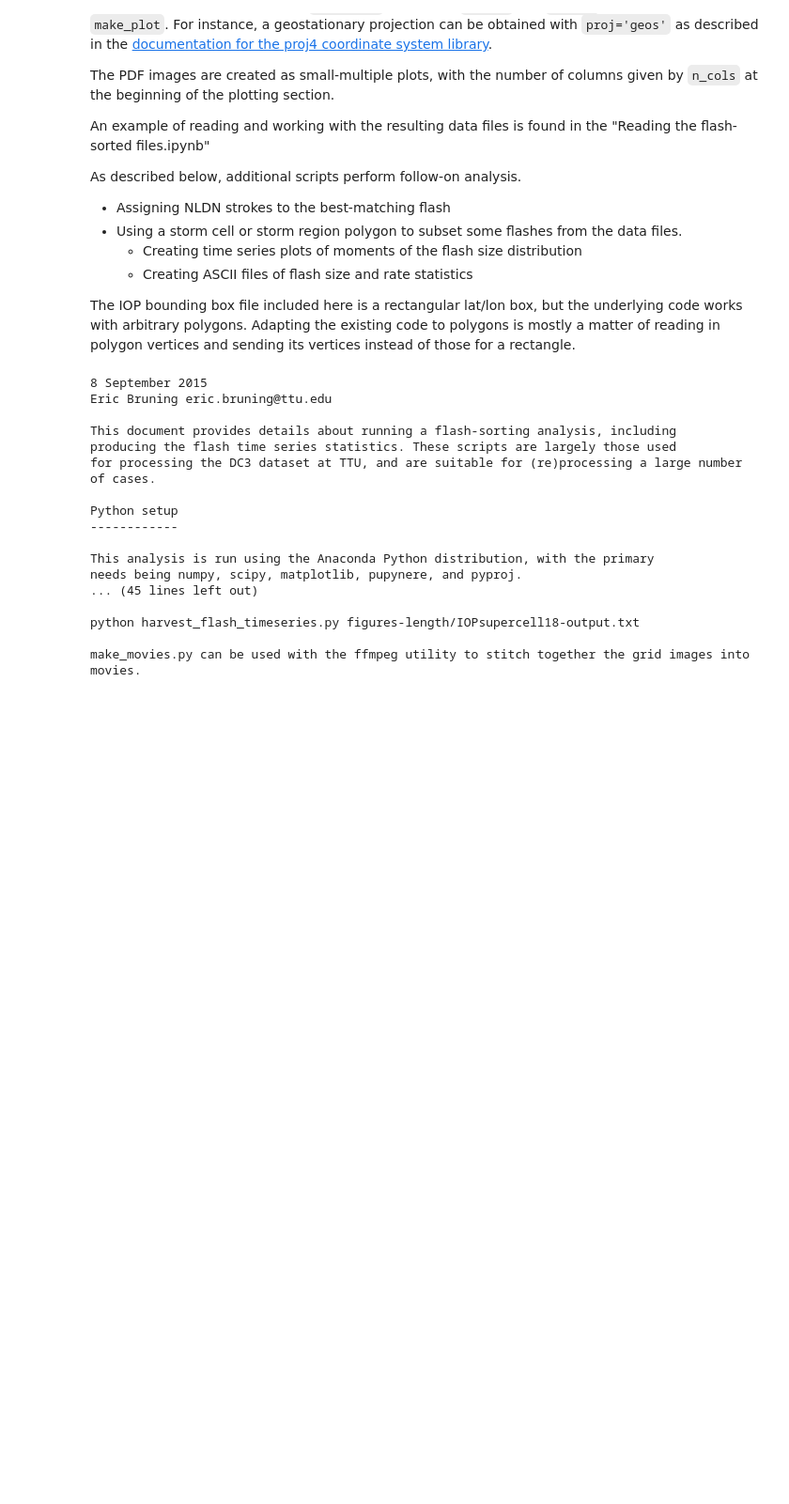
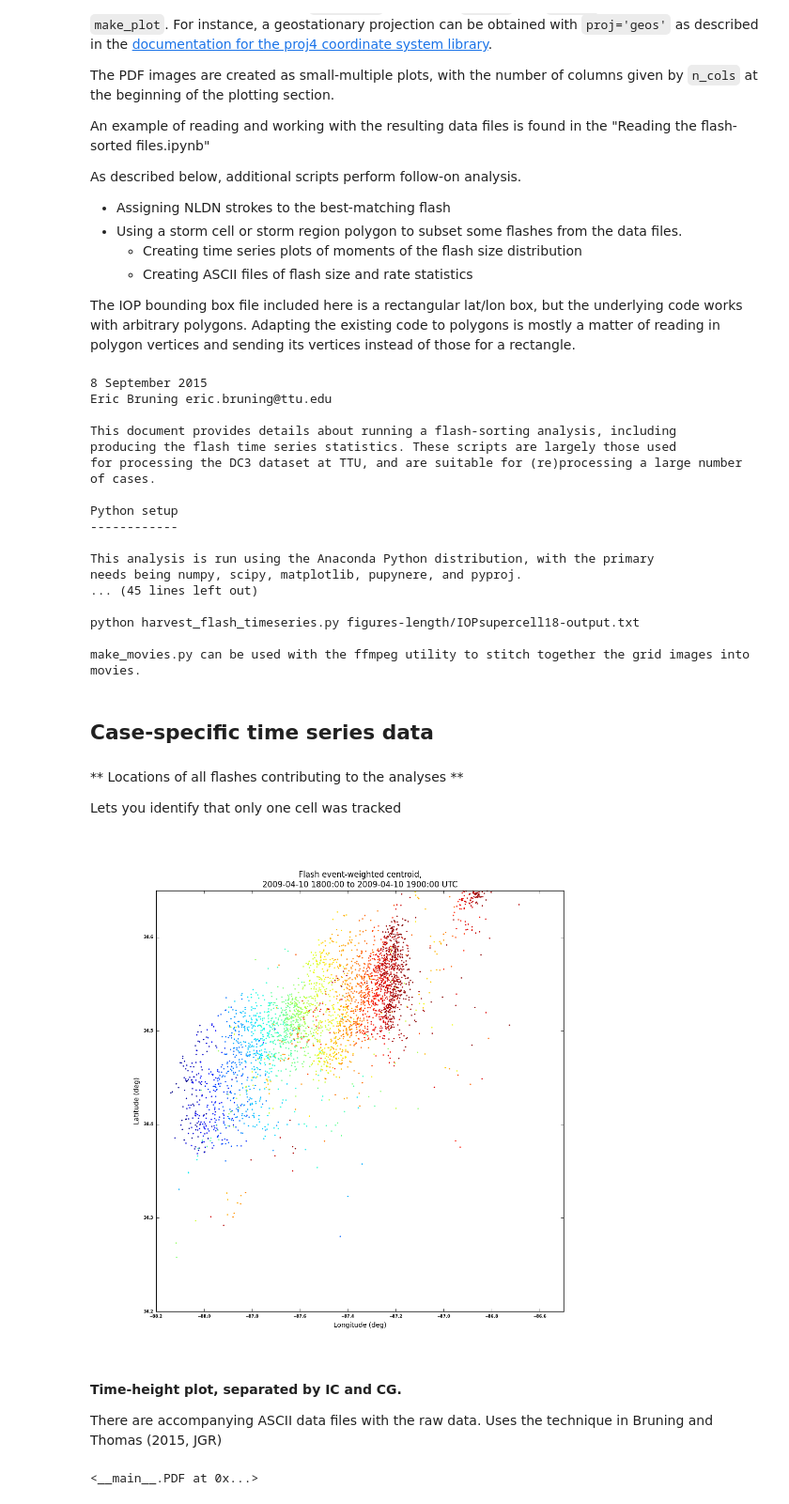
Before and after one commit to deeplycloudy/lmaworkshop, a Jupyter notebook: GLM-AL-2015/Flash sorting - AL.ipynb, the cells around one changed output. Shown at 94% size. Drawn from its saved outputs; the diff is of its cells as text; code cells hidden in the pictures; blank space fills up the shorter version.

Commit message:
Adding links to images from each run

```diff
--- a/GLM-AL-2015/Flash sorting - AL.ipynb
+++ b/GLM-AL-2015/Flash sorting - AL.ipynb
@@ -56,0 +66,20 @@ make_movies.py can be used with the ffmpeg utility to stitch together the grid i
+# %%
+base_path = '/data/GLM-wkshp/flashsort/figures-length/IOPsupercell18-AL-20090410-boundingbox-thresh-0.15_dist-3000.0_pts-10/'
+# %% [markdown]
+## Case-specific time series data
+# %% [markdown]
+** Locations of all flashes contributing to the analyses **
+
+Lets you identify that only one cell was tracked
+# %%
+Image(base_path+'flashes.png')
+# %% [output]
+[figure, added]
+# %% [markdown]
+**Time-height plot, separated by IC and CG.**
+
+There are accompanying ASCII data files with the raw data. Uses the technique in Bruning and Thomas (2015, JGR)
+# %%
+PDF(base_path+'D-1.7_b-0.25_length-profiles_CG.pdf')
+# %% [output]
+<__main__.PDF at 0x...>
```
Also changed, not shown: parts of 14 cells of this notebook.
